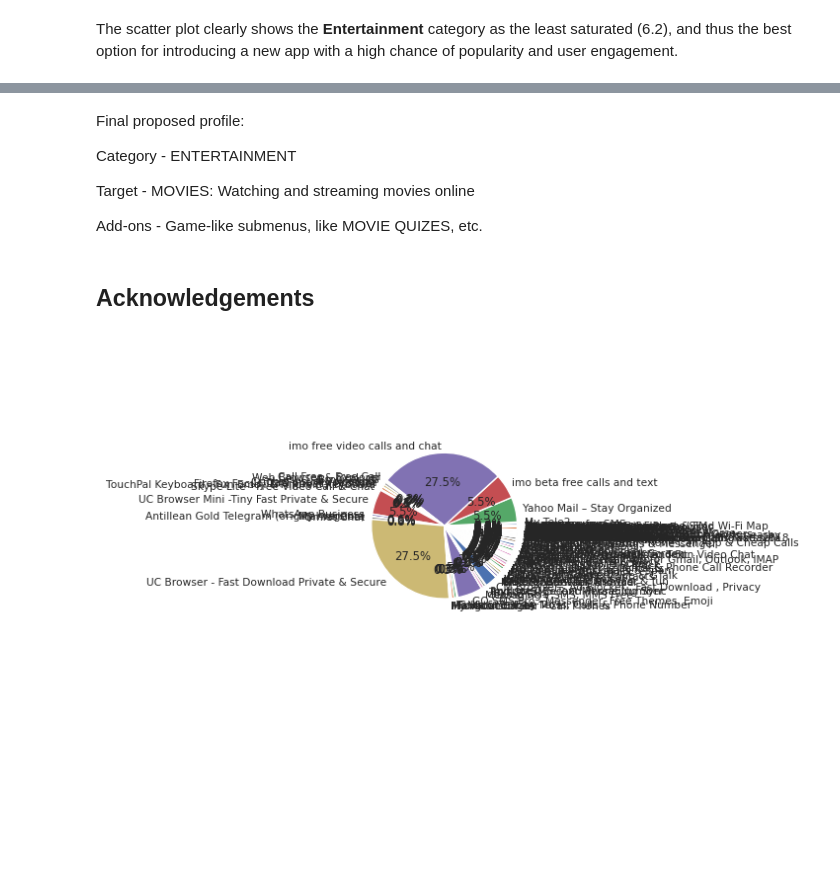
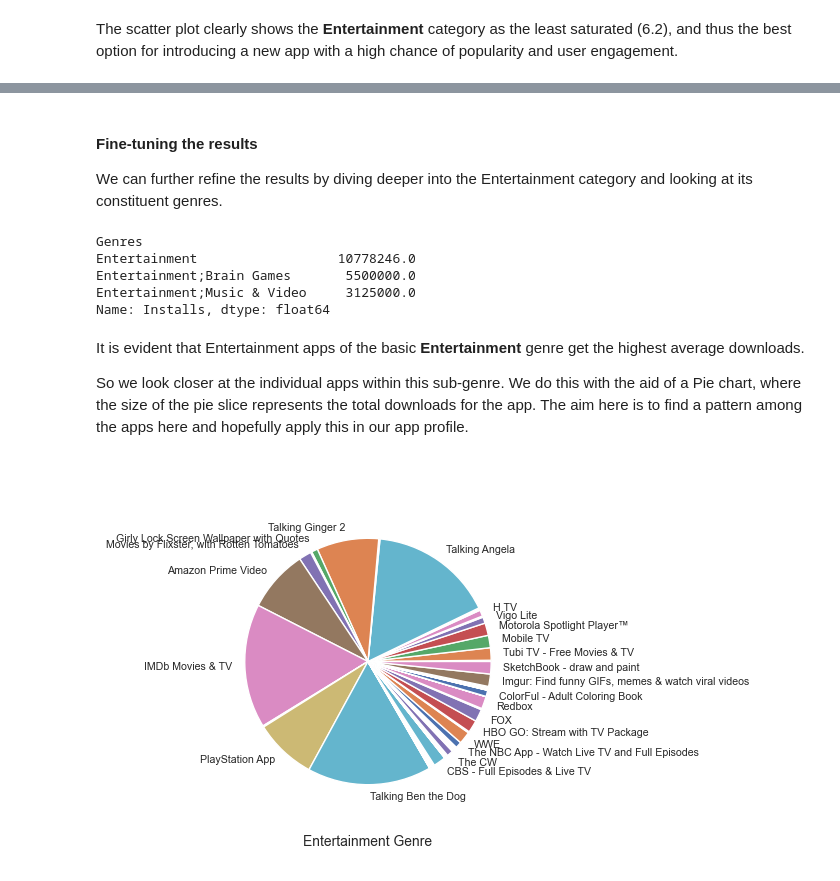
Before and after one commit to kingsley-ezenwaka/app-profile-data-analysis, a Jupyter notebook: app-profiles-analysis.ipynb, the cells around one changed output, grey strips where cells are left out. Saved outputs shown, nothing was run; the diff lists cells and outputs as text; code cells hidden in the pictures; blank space fills up the shorter version.

```diff
--- a/app-profiles-analysis.ipynb
+++ b/app-profiles-analysis.ipynb
@@ -480,19 +507,15 @@ We evaluate the results of the calculated saturated indices graphically in a sca
 # %%
-# Computing the 'Saturation Index' for each category
-table0.loc[:,'Sat'] = table0.Category + " (" + table0.v3.astype(str) + ")"
-df = table0[table0.Category.isin(cat)]
+# Scatter plot of top 5 MP ranks
+sns.set(font_scale=0.7)
+fig, axs = plt.subplots(figsize=[5,4])
+sns.scatterplot(x='NumOfApp', y='Sat', hue='Category', legend=False, data=table1)
 
-# Scatter plot of top 5 MP ranks
-sns.set(font_scale=0.8)
-fig, axs = plt.subplots(figsize=[4,3])
-sns.scatterplot(x='NumOfApp', y='v3', hue='Category', legend=False, data=df)
-
-axs.set(xlabel='Number of Apps',
-        ylabel='Saturation Index', title='Empirical Estimation of Category Saturation')
+axs.set(xlabel='Number of Apps', ylabel='Saturation Index')
+plt.title('Scatter Plot of Saturation Indices', fontsize=10, y=1.02)
 
 # Annotate select points in scatterplot
-for i, row in df.iterrows():
-    axs.text(row['NumOfApp'], row["v3"], row["Sat"],
+for i, row in table1.iterrows():
+    axs.text(row['NumOfApp'], row["Sat"], row["Sat_text"],
             fontsize=8, ha='left', va='bottom', color='black', alpha=0.4)
 plt.show()
 # %% [output]
@@ -515,21 +545,32 @@ Proposed App Profile:
 # %% [markdown]
-Final proposed profile:
+#### Fine-tuning the results
 
-Category - ENTERTAINMENT
-
-Target - MOVIES: Watching and streaming movies online
-
-Add-ons - Game-like submenus, like MOVIE QUIZES, etc.
+We can further refine the results by diving deeper into the Entertainment category and looking at its constituent genres.
-# %% [markdown]
-## Acknowledgements
+# %%
+## Fine-tuning the analysis results
+df=playstore[['App','Installs','Reviews','Genres']][playstore.Category=='ENTERTAINMENT'] # Extract the Entertainment subset
+df.Installs.groupby(df.Genres).mean().round() # Check the average downloads for each genre
+# %% [output]
+Genres
+Entertainment                  10778246.0
+Entertainment;Brain Games       5500000.0
+Entertainment;Music & Video     3125000.0
+Name: Installs, dtype: float64
+# %% [markdown]
+It is evident that Entertainment apps of the basic **Entertainment** genre get the highest average downloads.
+
+So we look closer at the individual apps within this sub-genre. We do this with the aid of a Pie chart, where the size of the pie slice represents the total downloads for the app. The aim here is to find a pattern among the apps here and hopefully apply this in our app profile.
+# %%
+## Fine-tuning the analysis results
+df = df[df.Genres=='Entertainment'] # Extract the Entertainment sub-genre
+df['FilteredApp'] = df[['App','Installs']].apply(
+    lambda x: x.App if x.Installs >= 5000000 else '', axis=1) # Filtered labels for the pie chart
 # %%
-# Plot pie chart for each popular category
-
+# Pie chart of the Entertainment sub-genre (by downloads)
 sns.set(font_scale=.7)
-#fig, axs = plt.figure(figsize=[8,4])
-
-df=playstore[['App','Installs','Reviews']][playstore.Category=='COMMUNICATION']
-plt.pie(df.Installs, labels=df.App, radius=0.5, autopct='%.1f%%')
+fig, axs = plt.subplots(figsize=[5,5])
+plt.pie(df.Installs, labels=df.FilteredApp, radius=.8)
+plt.title('Entertainment Genre', fontsize=10, y=0)
 plt.show()
 # %% [output]
-[figure, old version]
+[figure, new version]
```
Also changed, not shown: parts of 35 cells of this notebook, 6 other files.
